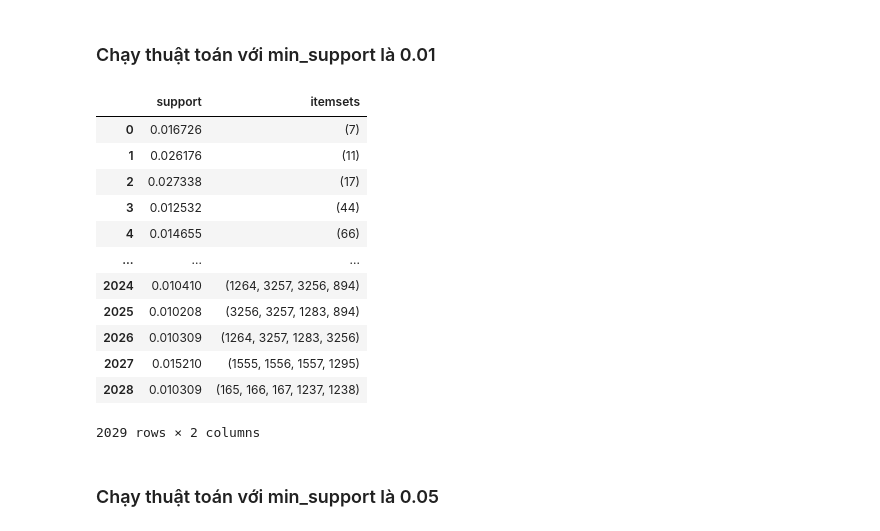
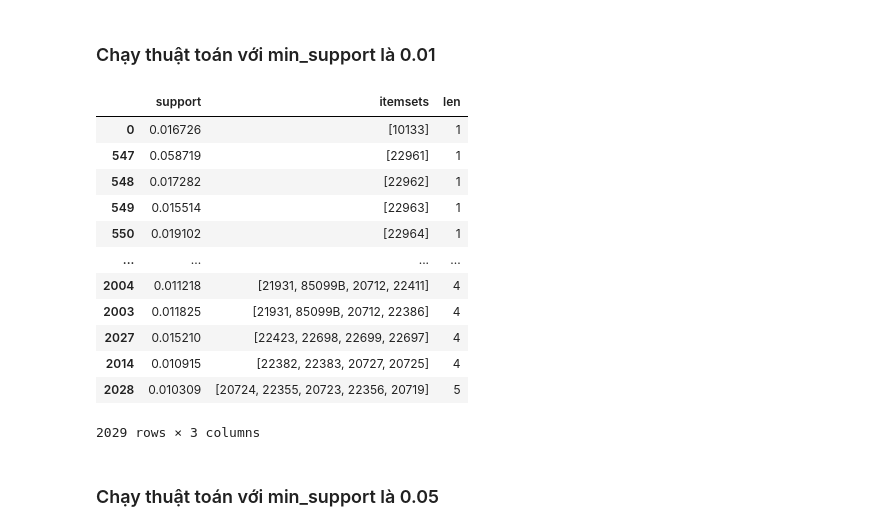
Before and after one commit to n0aHVN/Uni_DataMining_Final, a Jupyter notebook: Code.ipynb, the cells around one changed output. Drawn from its saved outputs; the diff is of its cells as text; code cells hidden in the pictures.

```diff
--- a/Code.ipynb
+++ b/Code.ipynb
@@ -1069,23 +1061,25 @@ frequentItemset.to_csv("./data/fpgrowth0.007.csv", sep=',', encoding='utf-8',ind
 # %% [markdown]
 ### Chạy thuật toán với min_support là 0.01
 # %%
-frequentItemset = apriori(transactionEncoder_df,min_support=0.01)
+frequentItemset = apriori(transactionEncoder_df,min_support=0.01,use_colnames=True)
 frequentItemset['itemsets']=[list(x) for x in frequentItemset['itemsets']]
+frequentItemset['len'] = [len(x) for x in frequentItemset['itemsets']]
+frequentItemset.sort_values(by = ['len'],inplace=True)
 frequentItemset
 # %% [output]
-|  | support | itemsets |
-| 0 | 0.016726 | (7) |
-| 1 | 0.026176 | (11) |
-| 2 | 0.027338 | (17) |
-| 3 | 0.012532 | (44) |
-| 4 | 0.014655 | (66) |
-| ... | ... | ... |
-| 2024 | 0.010410 | (1264, 3257, 3256, 894) |
-| 2025 | 0.010208 | (3256, 3257, 1283, 894) |
-| 2026 | 0.010309 | (1264, 3257, 1283, 3256) |
-| 2027 | 0.015210 | (1555, 1556, 1557, 1295) |
-| 2028 | 0.010309 | (165, 166, 167, 1237, 1238) |
+|  | support | itemsets | len |
+| 0 | 0.016726 | [10133] | 1 |
+| 547 | 0.058719 | [22961] | 1 |
+| 548 | 0.017282 | [22962] | 1 |
+| 549 | 0.015514 | [22963] | 1 |
+| 550 | 0.019102 | [22964] | 1 |
+| ... | ... | ... | ... |
+| 2004 | 0.011218 | [21931, 85099B, 20712, 22411] | 4 |
+| 2003 | 0.011825 | [21931, 85099B, 20712, 22386] | 4 |
+| 2027 | 0.015210 | [22423, 22698, 22699, 22697] | 4 |
+| 2014 | 0.010915 | [22382, 22383, 20727, 20725] | 4 |
+| 2028 | 0.010309 | [20724, 22355, 20723, 22356, 20719] | 5 |
-2029 rows × 2 columns
+2029 rows × 3 columns
 # %%
 frequentItemset.to_csv("./data/apriori0.01.csv", sep=',', encoding='utf-8',index=False)
 # %% [markdown]
```
Also changed, not shown: parts of 19 cells of this notebook, 5 other files.
